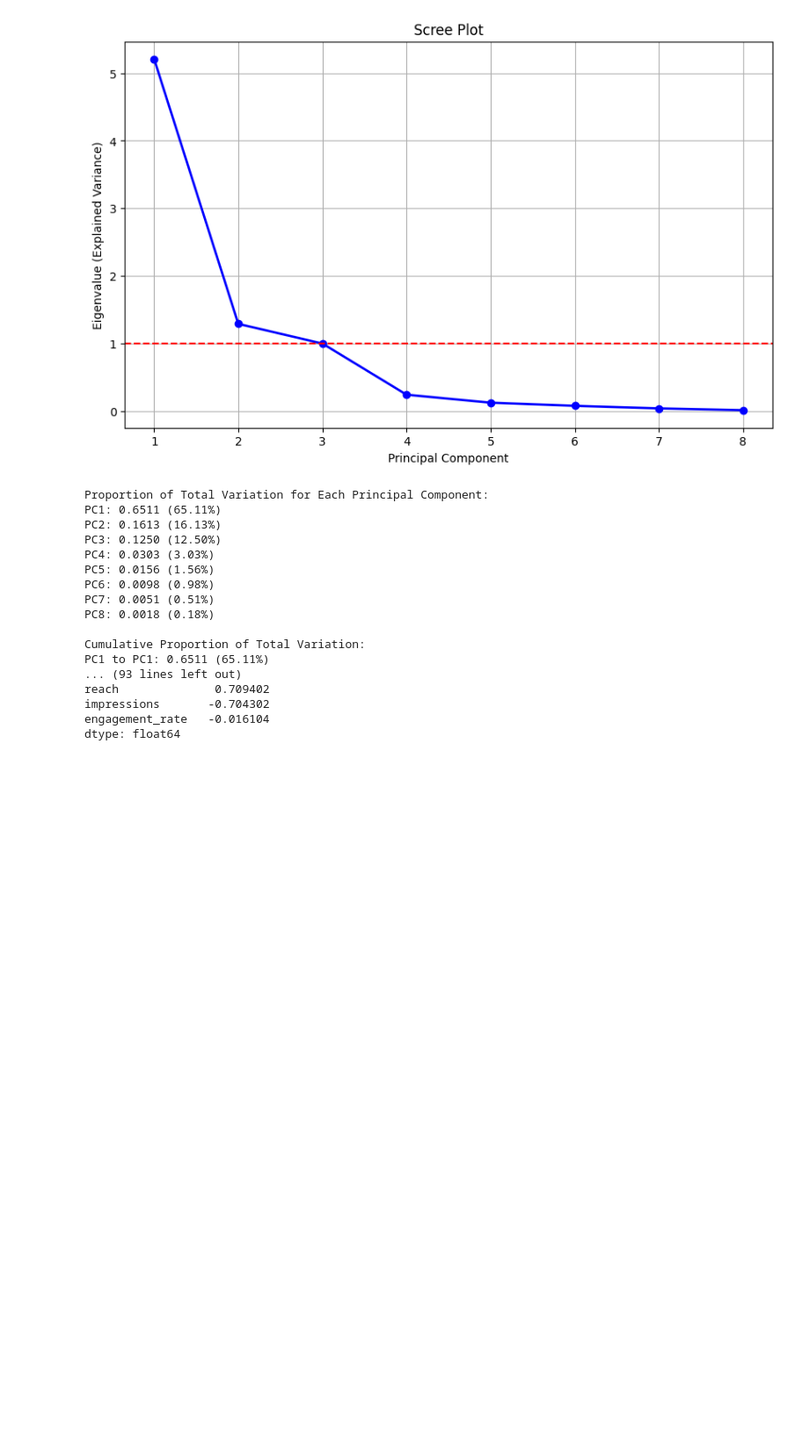
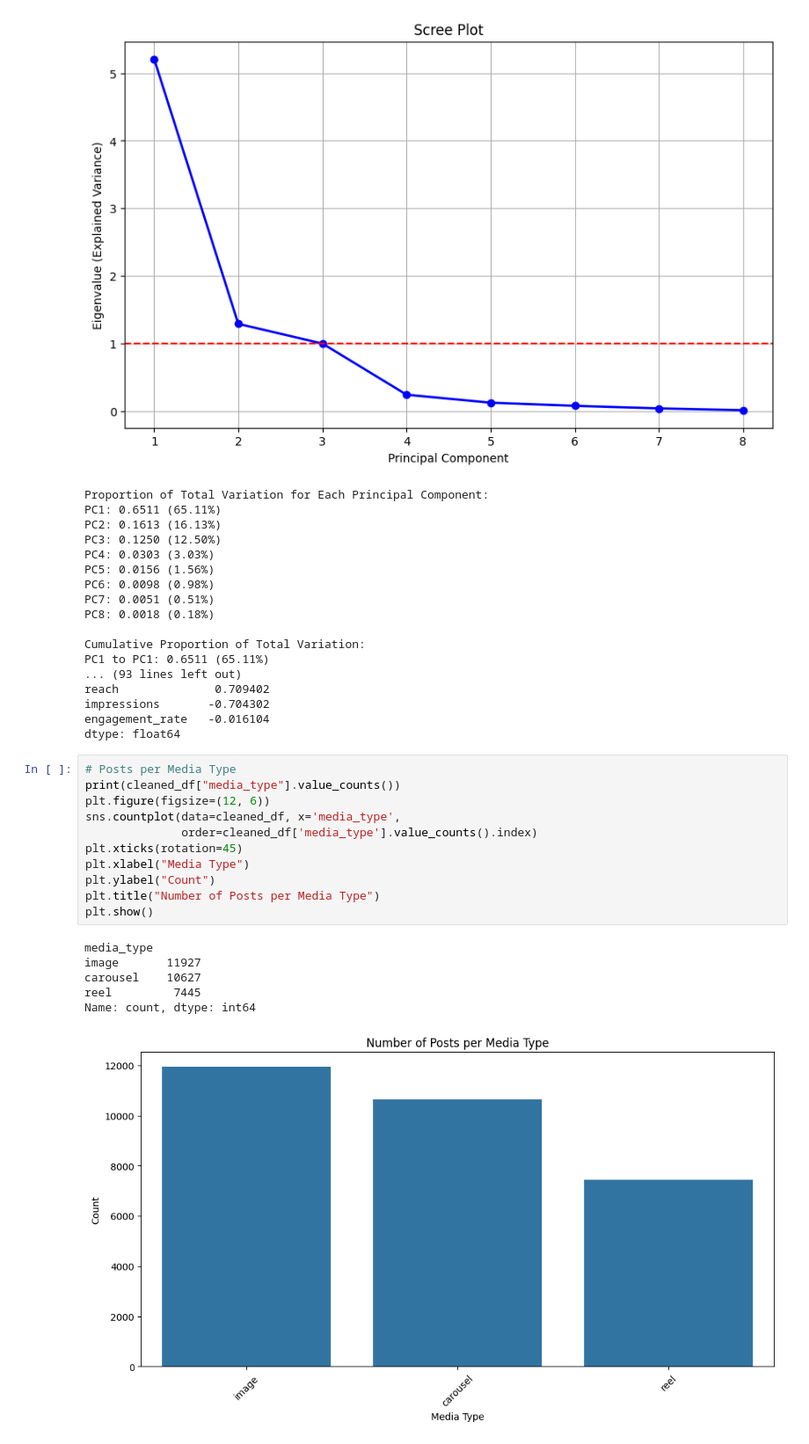
Before and after one commit to RajithmaHaseli/Instagram-Engagement-Analysis, a Jupyter notebook: instagram_analysis (1).ipynb, the cells around one changed output. Shown at 88% size. Saved outputs shown, nothing was run; the diff lists cells and outputs as text; blank space fills up the shorter version.

```diff
--- a/instagram_analysis (1).ipynb
+++ b/instagram_analysis (1).ipynb
@@ -234,3 +234,21 @@ reach              0.709402
 impressions       -0.704302
 engagement_rate   -0.016104
 dtype: float64
+# %%
+# Posts per Media Type
+print(cleaned_df["media_type"].value_counts())
+plt.figure(figsize=(12, 6))
+sns.countplot(data=cleaned_df, x='media_type',
+              order=cleaned_df['media_type'].value_counts().index)
+plt.xticks(rotation=45)
+plt.xlabel("Media Type")
+plt.ylabel("Count")
+plt.title("Number of Posts per Media Type")
+plt.show()
+# %% [output]
+media_type
+image       11927
+carousel    10627
+reel         7445
+Name: count, dtype: int64
+[figure, added]
```
Also changed, not shown: parts of 3 cells of this notebook.
